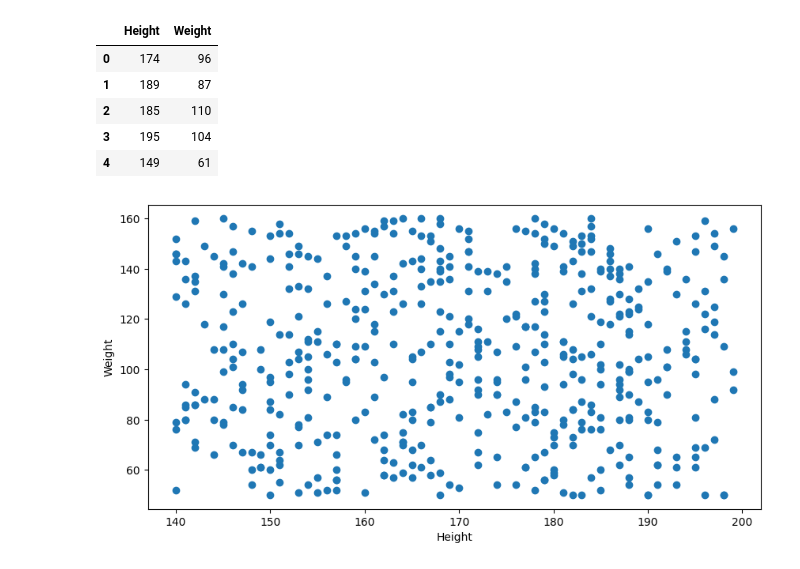
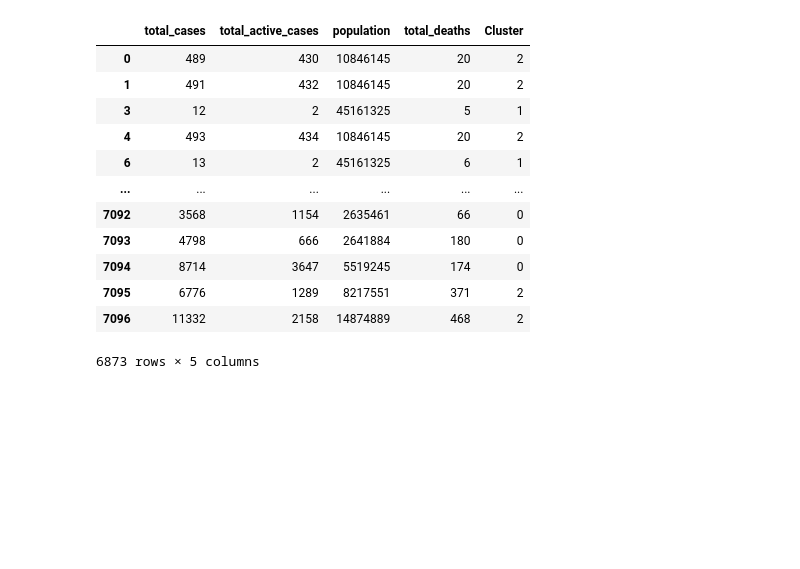
Before and after one commit to sadfox777/flask-clustering, a Jupyter notebook: model/model.ipynb, the cells around one changed output. Saved outputs shown, nothing was run; the diff lists cells and outputs as text; code cells hidden in the pictures; blank space fills up the shorter version.

```diff
--- a/model/model.ipynb
+++ b/model/model.ipynb
@@ -90,0 +136,15 @@ df = df[['Height', 'Weight']]
+# %%
+# change name mortality, total_cases, total_active_cases, population, density_population, total_deaths
+X = X.rename(columns={'Mortality': 'mortality', 'Total Cases': 'total_cases', 'Total Active Cases': 'total_active_cases', 'Population Density': 'density_population', 'Population': 'population', 'Total Deaths': 'total_deaths'})
+# %%
+# Elbow method to find the optimal number of clusters
+wcss = []
+for i in range(1, 11):
+    kmeans = KMeans(n_clusters=i, init='k-means++', random_state=42)
+    kmeans.fit(X)
+    wcss.append(kmeans.inertia_)
+plt.plot(range(1, 11), wcss, marker='o')
+plt.title('The Elbow Method')
+plt.xlabel('Number of clusters')
+plt.ylabel('WCSS')
+plt.show()
@@ -91,18 +153,24 @@ df = df[['Height', 'Weight']]
+# %%
+# Fit the K-Means model with 3 clusters
+kmeans = KMeans(n_clusters=3, init='k-means++', random_state=42)
+y_kmeans = kmeans.fit_predict(X)
+# %%
+# Add new column to the data
+X['Cluster'] = y_kmeans
 # %%
 # Show the first 5 rows of the data
-df.head()
+X
 # %% [output]
-|  | Height | Weight |
-| 0 | 174 | 96 |
-| 1 | 189 | 87 |
-| 2 | 185 | 110 |
-| 3 | 195 | 104 |
-| 4 | 149 | 61 |
+|  | total_cases | total_active_cases | population | total_deaths | Cluster |
+| 0 | 489 | 430 | 10846145 | 20 | 2 |
+| 1 | 491 | 432 | 10846145 | 20 | 2 |
+| 3 | 12 | 2 | 45161325 | 5 | 1 |
+| 4 | 493 | 434 | 10846145 | 20 | 2 |
+| 6 | 13 | 2 | 45161325 | 6 | 1 |
+| ... | ... | ... | ... | ... | ... |
+| 7092 | 3568 | 1154 | 2635461 | 66 | 0 |
+| 7093 | 4798 | 666 | 2641884 | 180 | 0 |
+| 7094 | 8714 | 3647 | 5519245 | 174 | 0 |
+| 7095 | 6776 | 1289 | 8217551 | 371 | 2 |
+| 7096 | 11332 | 2158 | 14874889 | 468 | 2 |
+6873 rows × 5 columns
-# %%
-# Plot the data
-plt.scatter(df['Height'], df['Weight'])
-plt.xlabel('Height')
-plt.ylabel('Weight')
-plt.show()
-# %% [output]
-[figure, removed]
```
Also changed, not shown: parts of 31 cells of this notebook, 3 other files.
